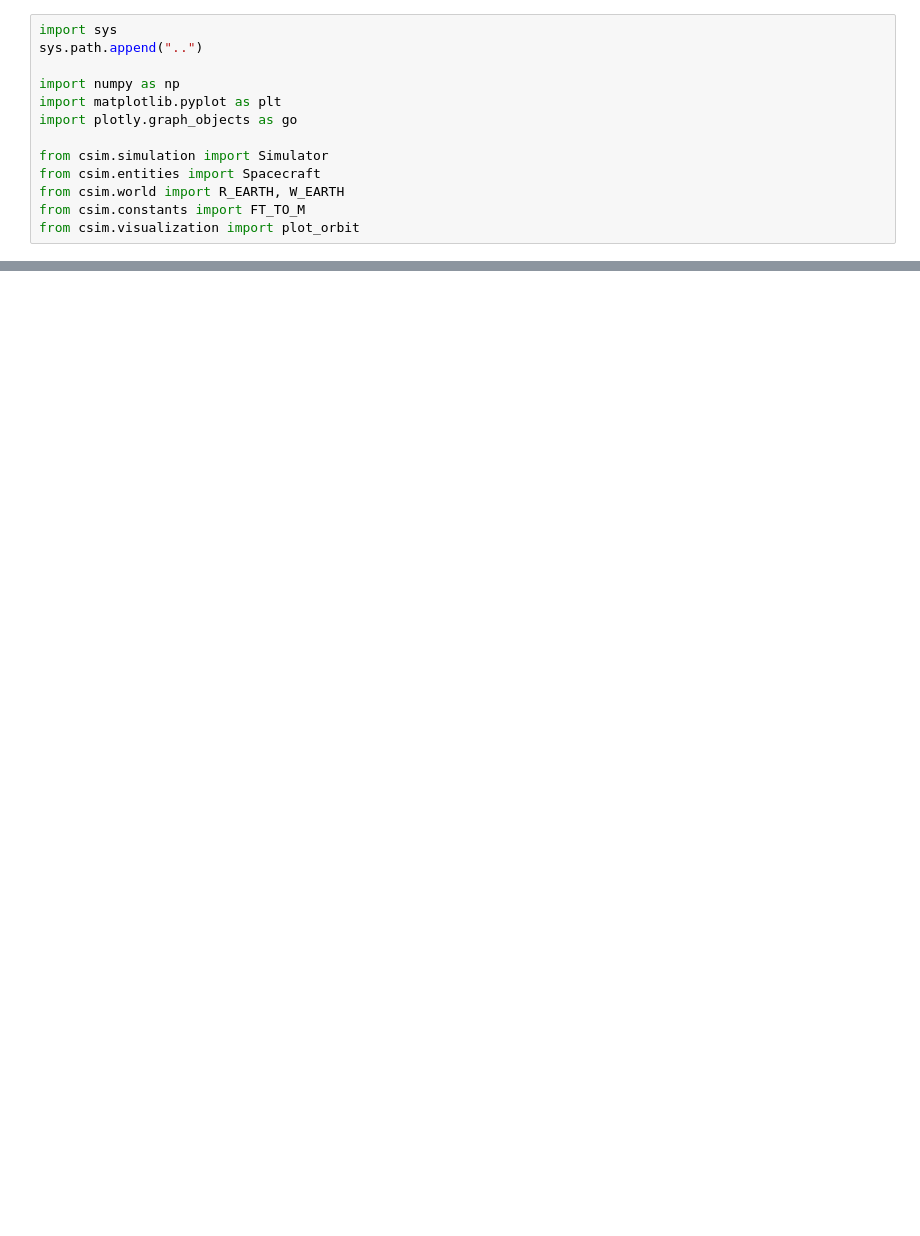
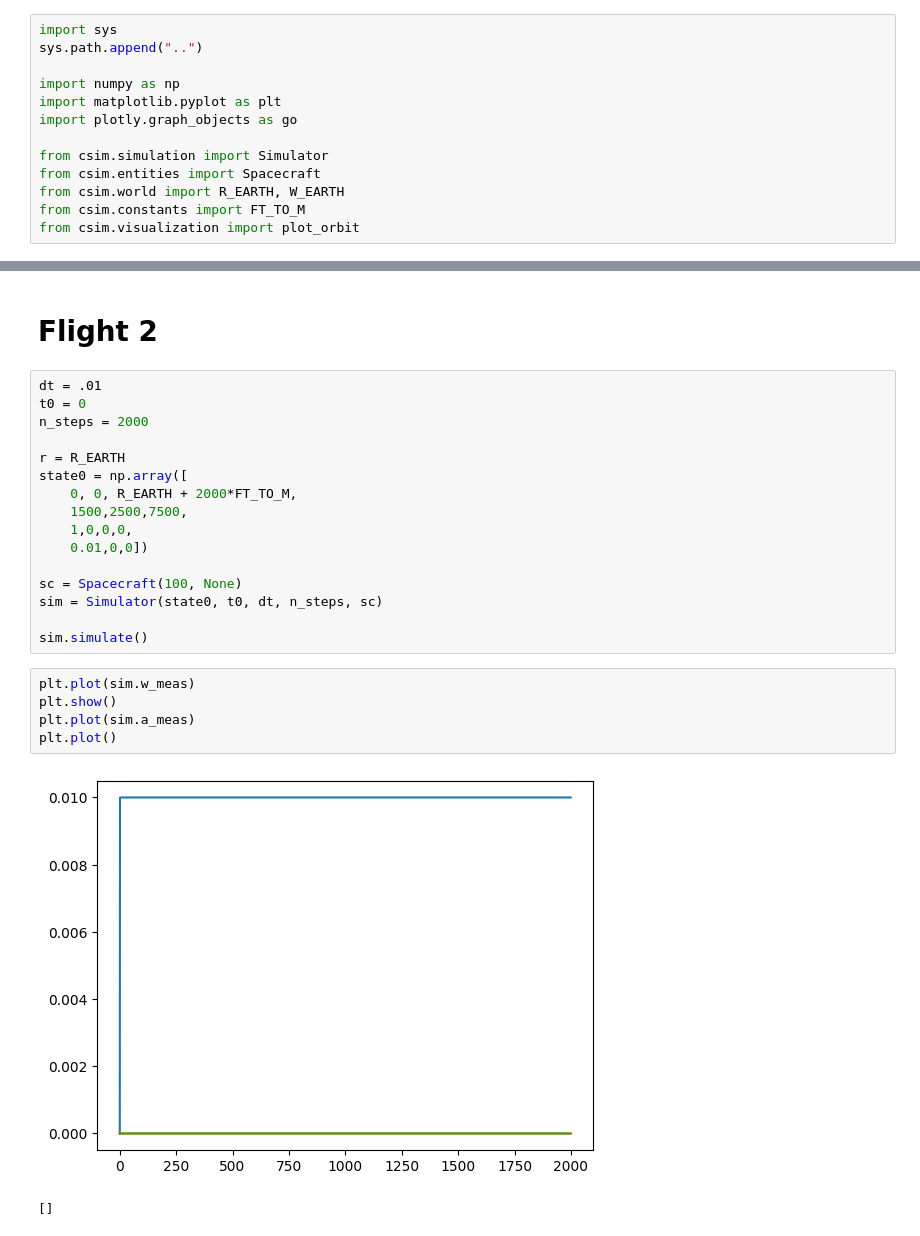
Before and after one commit to Cesium-Lab/gnc, a Jupyter notebook: sims/examples/simple_rocket.ipynb, the cells around one changed output, grey strips where cells are left out. Drawn from its saved outputs; the diff is of its cells as text; blank space fills up the shorter version.

Commit message:
some flights

```diff
--- a/sims/examples/simple_rocket.ipynb
+++ b/sims/examples/simple_rocket.ipynb
@@ -107,0 +127,26 @@ plt.show()
+# %% [markdown]
+# Flight 2
+# %%
+dt = .01
+t0 = 0
+n_steps = 2000
+
+r = R_EARTH
+state0 = np.array([
+    0, 0, R_EARTH + 2000*FT_TO_M,
+    1500,2500,7500,
+    1,0,0,0,
+    0.01,0,0])
+
+sc = Spacecraft(100, None)
+sim = Simulator(state0, t0, dt, n_steps, sc)
+
+sim.simulate()
+# %%
+plt.plot(sim.w_meas)
+plt.show()
+plt.plot(sim.a_meas)
+plt.plot()
+# %% [output]
+[figure, added]
+[]
```
Also changed, not shown: parts of 7 cells of this notebook.
